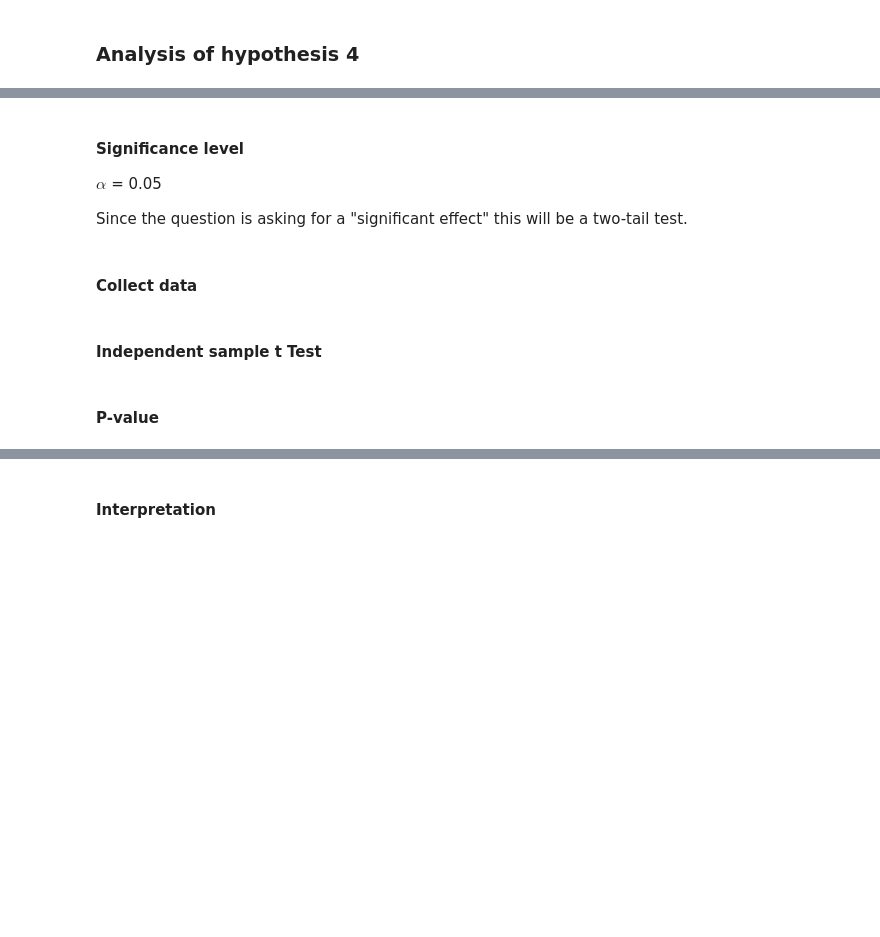
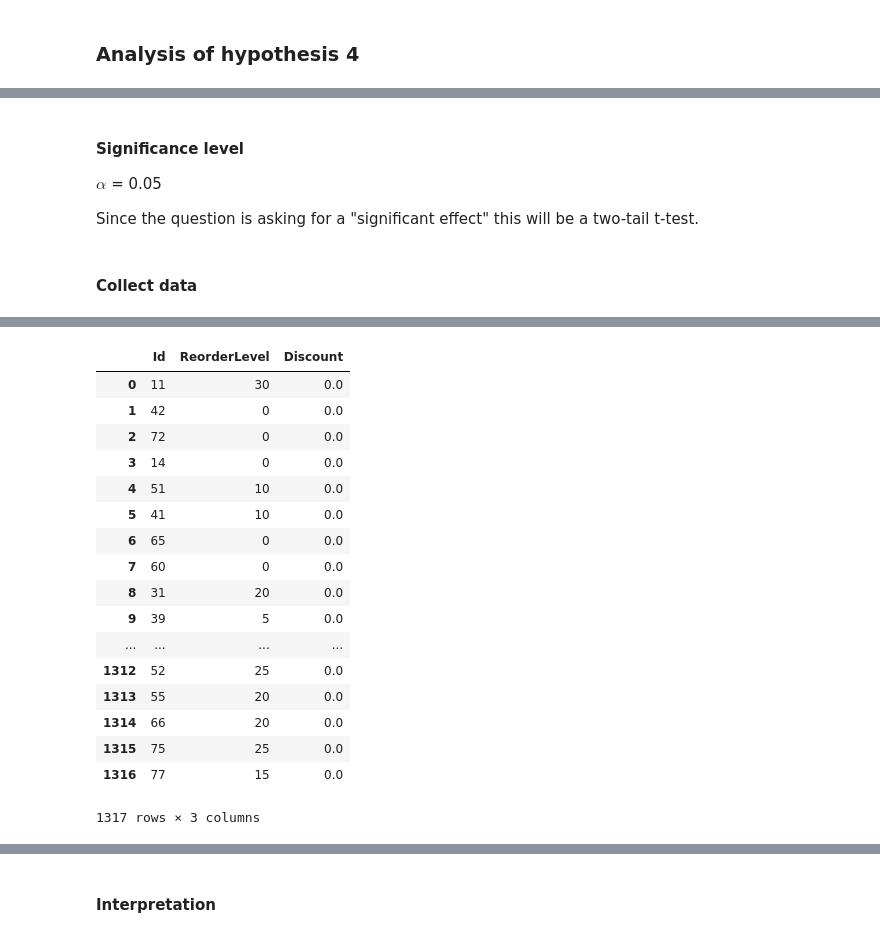
Before and after one commit to naquech-DS/dsc-2-final-project-online-ds-ft-112618, a Jupyter notebook: student.ipynb, the cells around one changed output, grey strips where cells are left out. Saved outputs shown, nothing was run; the diff lists cells and outputs as text; code cells hidden in the pictures; blank space fills up the shorter version.

```diff
--- a/student.ipynb
+++ b/student.ipynb
@@ -469,10 +552,13 @@ TBD
 
 $\alpha$ = 0.05
 
-Since the question is asking for a "significant effect" this will be a two-tail test.
+Since the question is asking for a "significant effect" this will be a two-tail t-test.
 # %% [markdown]
 #### Collect data
-# %% [markdown]
-####  Independent sample t Test
-# %% [markdown]
-#### P-value
+# %%
+# dataframe products with no discount
+
+dfp_reord = pd.read_sql_query('''select p.Id, p.ReorderLevel, od.Discount from [Product] p join [OrderDetail] od
+on p.Id=od.ProductId where Discount == 0.00''', engine)
+dfp_reord
+# %% [output]
@@ -478,0 +568,18 @@ Since the question is asking for a "significant effect" this will be a two-tail
+|  | Id | ReorderLevel | Discount |
+| 0 | 11 | 30 | 0.0 |
+| 1 | 42 | 0 | 0.0 |
+| 2 | 72 | 0 | 0.0 |
+| 3 | 14 | 0 | 0.0 |
+| 4 | 51 | 10 | 0.0 |
+| 5 | 41 | 10 | 0.0 |
+| 6 | 65 | 0 | 0.0 |
+| 7 | 60 | 0 | 0.0 |
+| 8 | 31 | 20 | 0.0 |
+| 9 | 39 | 5 | 0.0 |
+| ... | ... | ... | ... |
+| 1312 | 52 | 25 | 0.0 |
+| 1313 | 55 | 20 | 0.0 |
+| 1314 | 66 | 20 | 0.0 |
+| 1315 | 75 | 25 | 0.0 |
+| 1316 | 77 | 15 | 0.0 |
+1317 rows × 3 columns
```
Also changed, not shown: parts of 47 cells of this notebook, 2 other files.
